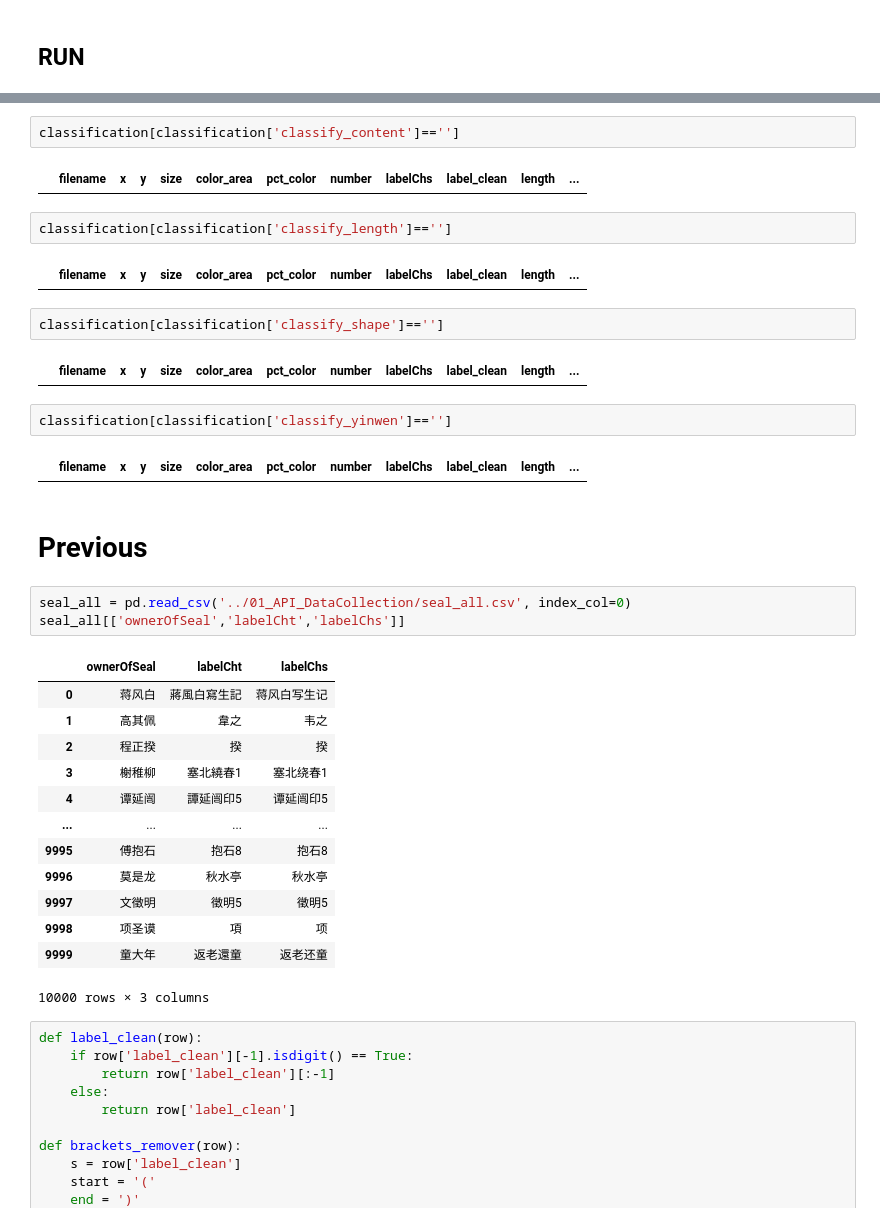
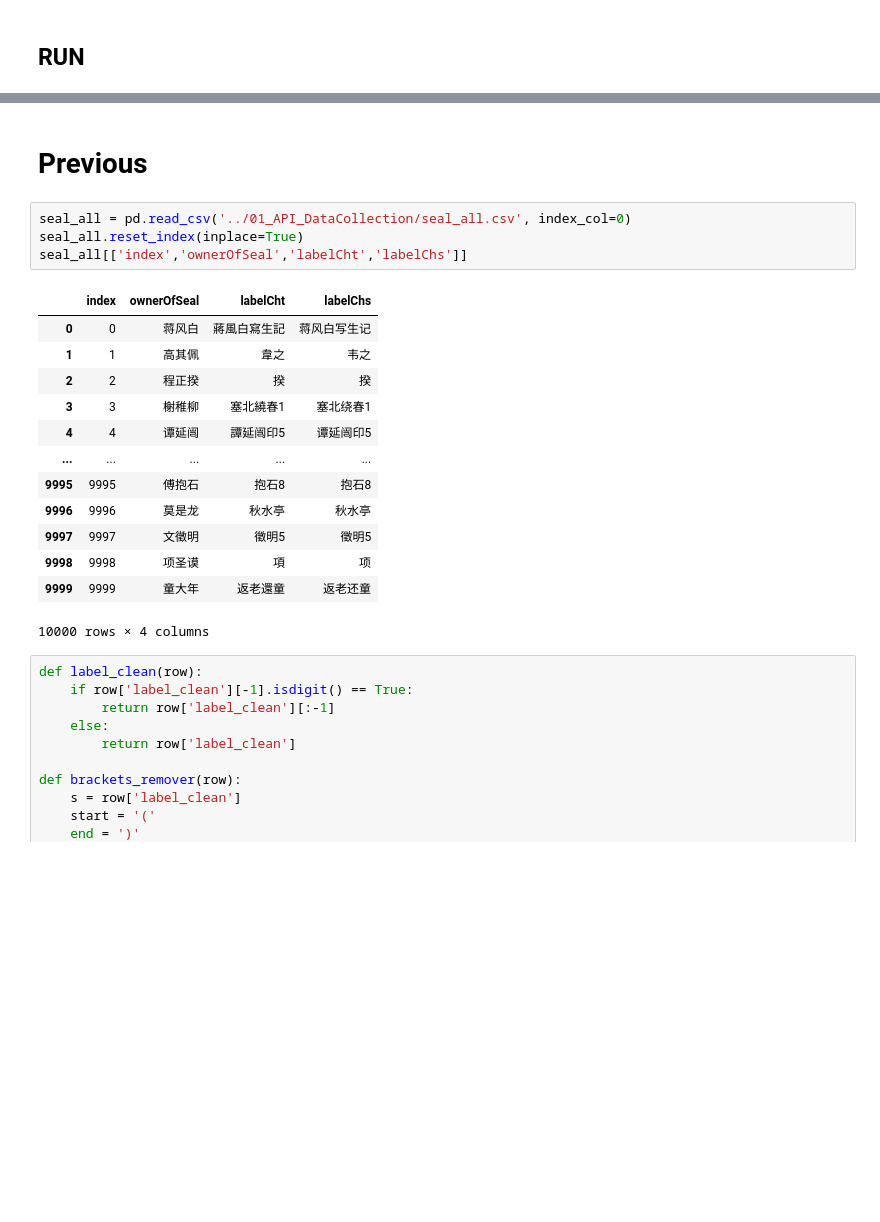
Before and after one commit to jingrong-zhang/Art-of-Chinese-Seal-Engraving, a Jupyter notebook: 03_LabelProcessing/01_Label_Infomation.ipynb, the cells around one changed output, grey strips where cells are left out. Cells and saved outputs as stored; diff of their text form; blank space fills up the shorter version.

Commit message:
updating classification model

```diff
--- a/03_LabelProcessing/01_Label_Infomation.ipynb
+++ b/03_LabelProcessing/01_Label_Infomation.ipynb
@@ -281,38 +324,23 @@ classification[classification['classify_border']=='']
-# %%
-classification[classification['classify_content']=='']
-# %% [output]
-|  | filename | x | y | size | color_area | pct_color | number | labelChs | label_clean | length | ... |
-# %%
-classification[classification['classify_length']=='']
-# %% [output]
-|  | filename | x | y | size | color_area | pct_color | number | labelChs | label_clean | length | ... |
-# %%
-classification[classification['classify_shape']=='']
-# %% [output]
-|  | filename | x | y | size | color_area | pct_color | number | labelChs | label_clean | length | ... |
-# %%
-classification[classification['classify_yinwen']=='']
-# %% [output]
-|  | filename | x | y | size | color_area | pct_color | number | labelChs | label_clean | length | ... |
 # %% [markdown]
 # Previous
 # %%
 seal_all = pd.read_csv('../01_API_DataCollection/seal_all.csv', index_col=0)
-seal_all[['ownerOfSeal','labelCht','labelChs']]
+seal_all.reset_index(inplace=True)
+seal_all[['index','ownerOfSeal','labelCht','labelChs']]
 # %% [output]
-|  | ownerOfSeal | labelCht | labelChs |
-| 0 | 蒋风白 | 蔣風白寫生記 | 蒋风白写生记 |
-| 1 | 高其佩 | 韋之 | 韦之 |
-| 2 | 程正揆 | 揆 | 揆 |
-| 3 | 榭稚柳 | 塞北繞春1 | 塞北绕春1 |
-| 4 | 谭延闿 | 譚延闿印5 | 谭延闿印5 |
-| ... | ... | ... | ... |
-| 9995 | 傅抱石 | 抱石8 | 抱石8 |
-| 9996 | 莫是龙 | 秋水亭 | 秋水亭 |
-| 9997 | 文徵明 | 徵明5 | 徵明5 |
-| 9998 | 项圣谟 | 項 | 项 |
-| 9999 | 童大年 | 返老還童 | 返老还童 |
+|  | index | ownerOfSeal | labelCht | labelChs |
+| 0 | 0 | 蒋风白 | 蔣風白寫生記 | 蒋风白写生记 |
+| 1 | 1 | 高其佩 | 韋之 | 韦之 |
+| 2 | 2 | 程正揆 | 揆 | 揆 |
+| 3 | 3 | 榭稚柳 | 塞北繞春1 | 塞北绕春1 |
+| 4 | 4 | 谭延闿 | 譚延闿印5 | 谭延闿印5 |
+| ... | ... | ... | ... | ... |
+| 9995 | 9995 | 傅抱石 | 抱石8 | 抱石8 |
+| 9996 | 9996 | 莫是龙 | 秋水亭 | 秋水亭 |
+| 9997 | 9997 | 文徵明 | 徵明5 | 徵明5 |
+| 9998 | 9998 | 项圣谟 | 項 | 项 |
+| 9999 | 9999 | 童大年 | 返老還童 | 返老还童 |
-10000 rows × 3 columns
+10000 rows × 4 columns
 # %%
 def label_clean(row):
     if row['label_clean'][-1].isdigit() == True:
```
Also changed, not shown: parts of 9 cells of this notebook.
